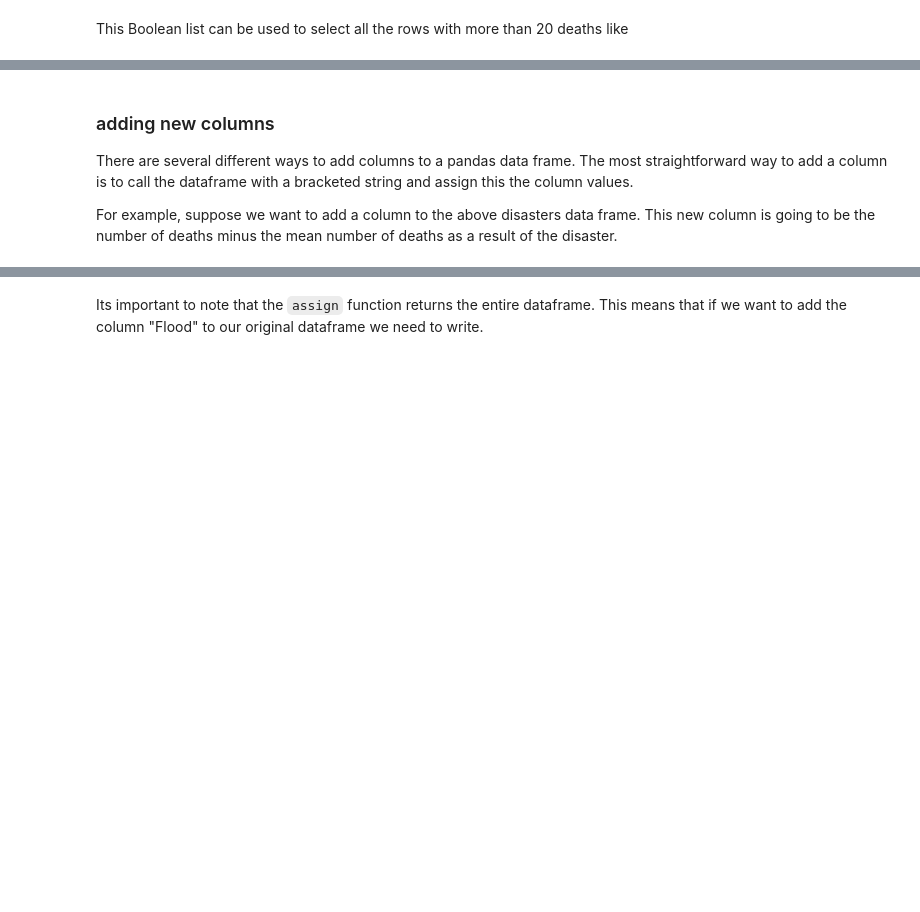
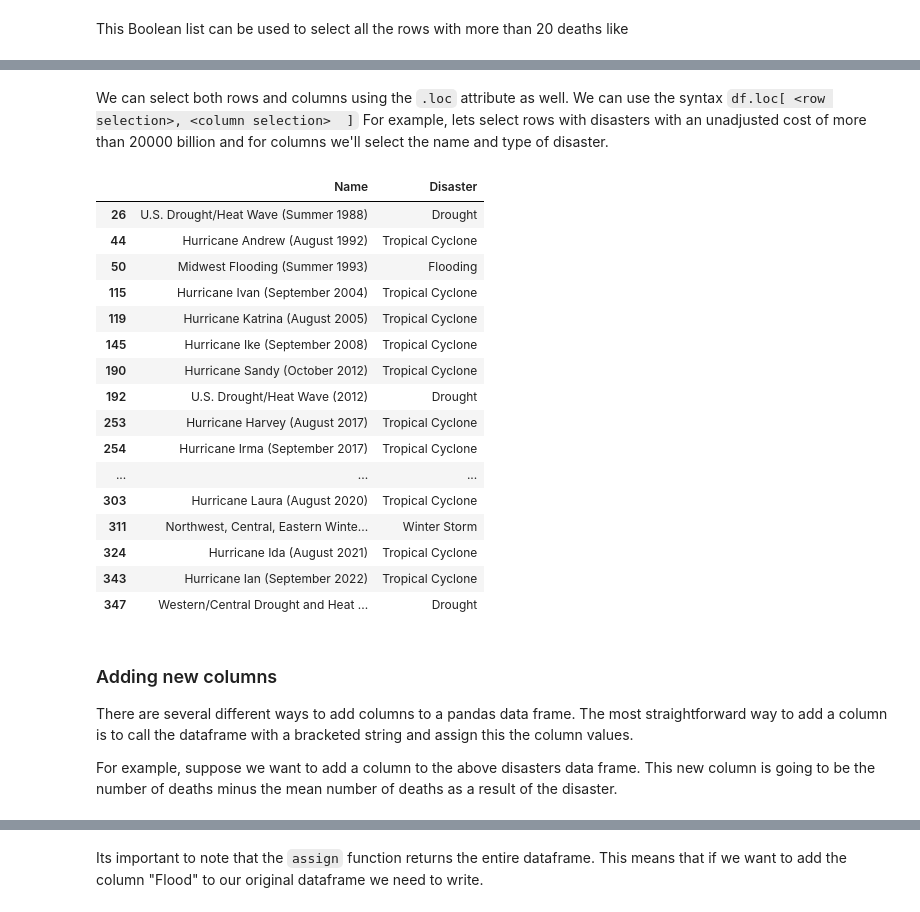
Before and after one commit to computationalUncertaintyLab/dexp_book, a Jupyter notebook: C2 data_pandas.ipynb, the cells around one changed output, grey strips where cells are left out. Drawn from its saved outputs; the diff is of its cells as text; code cells hidden in the pictures; blank space fills up the shorter version.

````diff
--- a/C2 data_pandas.ipynb
+++ b/C2 data_pandas.ipynb
@@ -310,6 +301,30 @@ disasters.loc[disasters["Deaths"] > 20]
 115 rows × 7 columns
+# %% [markdown]
+We can select both rows and columns using the ```.loc``` attribute as well.
+We can use the syntax ```df.loc[ <row selection>, <column selection>  ]```
+For example, lets select rows with disasters with an unadjusted cost of more than 20000 billion and for columns we'll select the name and type of disaster.
+# %%
+disasters.loc[disasters["Unadjusted Cost"]>20000 , ["Name","Disaster"]]
+# %% [output]
+|  | Name | Disaster |
+| 26 | U.S. Drought/Heat Wave (Summer 1988) | Drought |
+| 44 | Hurricane Andrew (August 1992) | Tropical Cyclone |
+| 50 | Midwest Flooding (Summer 1993) | Flooding |
+| 115 | Hurricane Ivan (September 2004) | Tropical Cyclone |
+| 119 | Hurricane Katrina (August 2005) | Tropical Cyclone |
+| 145 | Hurricane Ike (September 2008) | Tropical Cyclone |
+| 190 | Hurricane Sandy (October 2012) | Tropical Cyclone |
+| 192 | U.S. Drought/Heat Wave (2012) | Drought |
+| 253 | Hurricane Harvey (August 2017) | Tropical Cyclone |
+| 254 | Hurricane Irma (September 2017) | Tropical Cyclone |
+| ... | ... | ... |
+| 303 | Hurricane Laura (August 2020) | Tropical Cyclone |
+| 311 | Northwest, Central, Eastern Winte... | Winter Storm |
+| 324 | Hurricane Ida (August 2021) | Tropical Cyclone |
+| 343 | Hurricane Ian (September 2022) | Tropical Cyclone |
+| 347 | Western/Central Drought and Heat ... | Drought |
 # %% [markdown]
-### adding new columns
+### Adding new columns
 There are several different ways to add columns to a pandas data frame.
 The most straightforward way to add a column is to call the dataframe with a bracketed string and assign this the column values.
 
````
Also changed, not shown: parts of 7 cells of this notebook.
